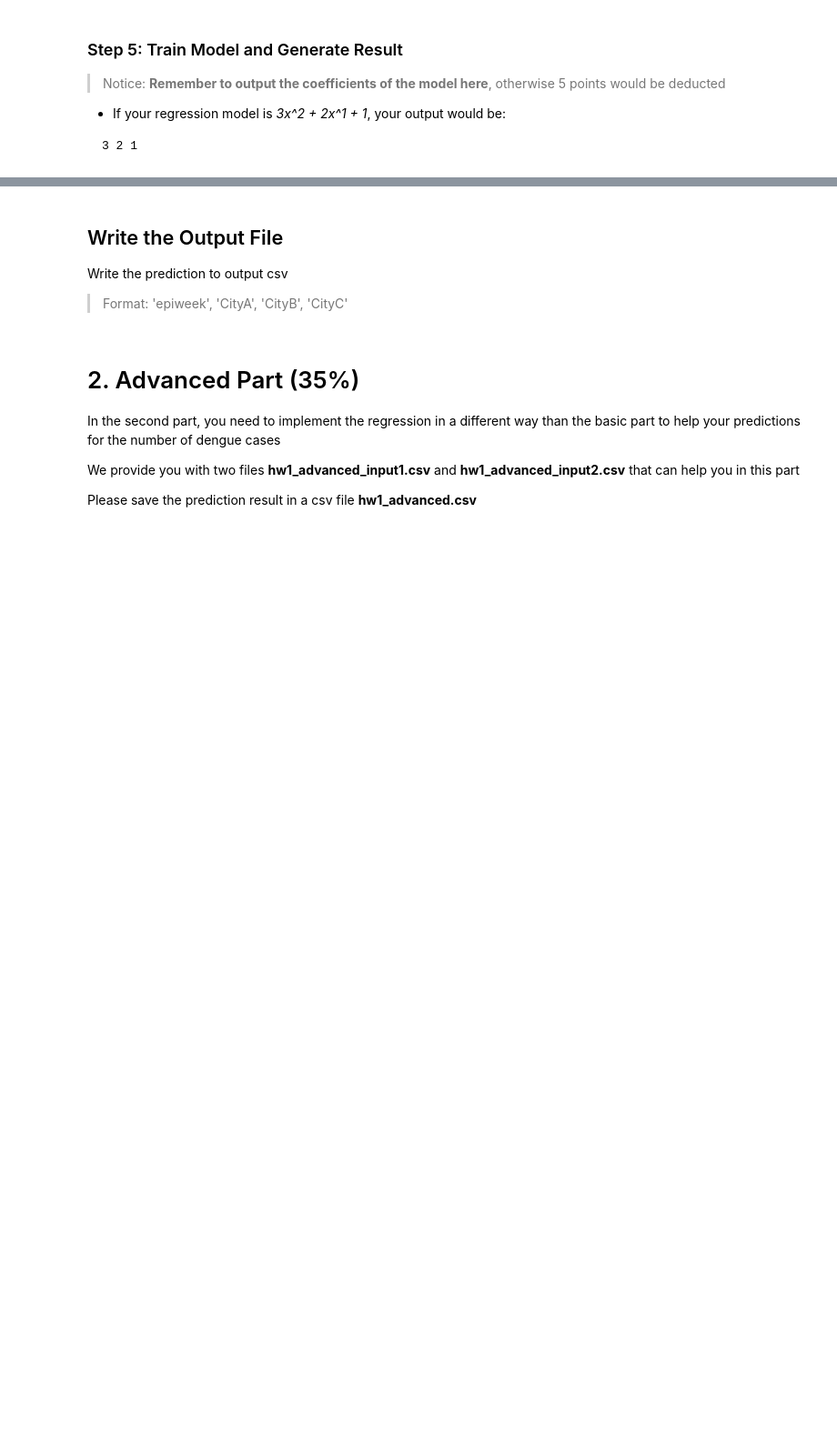
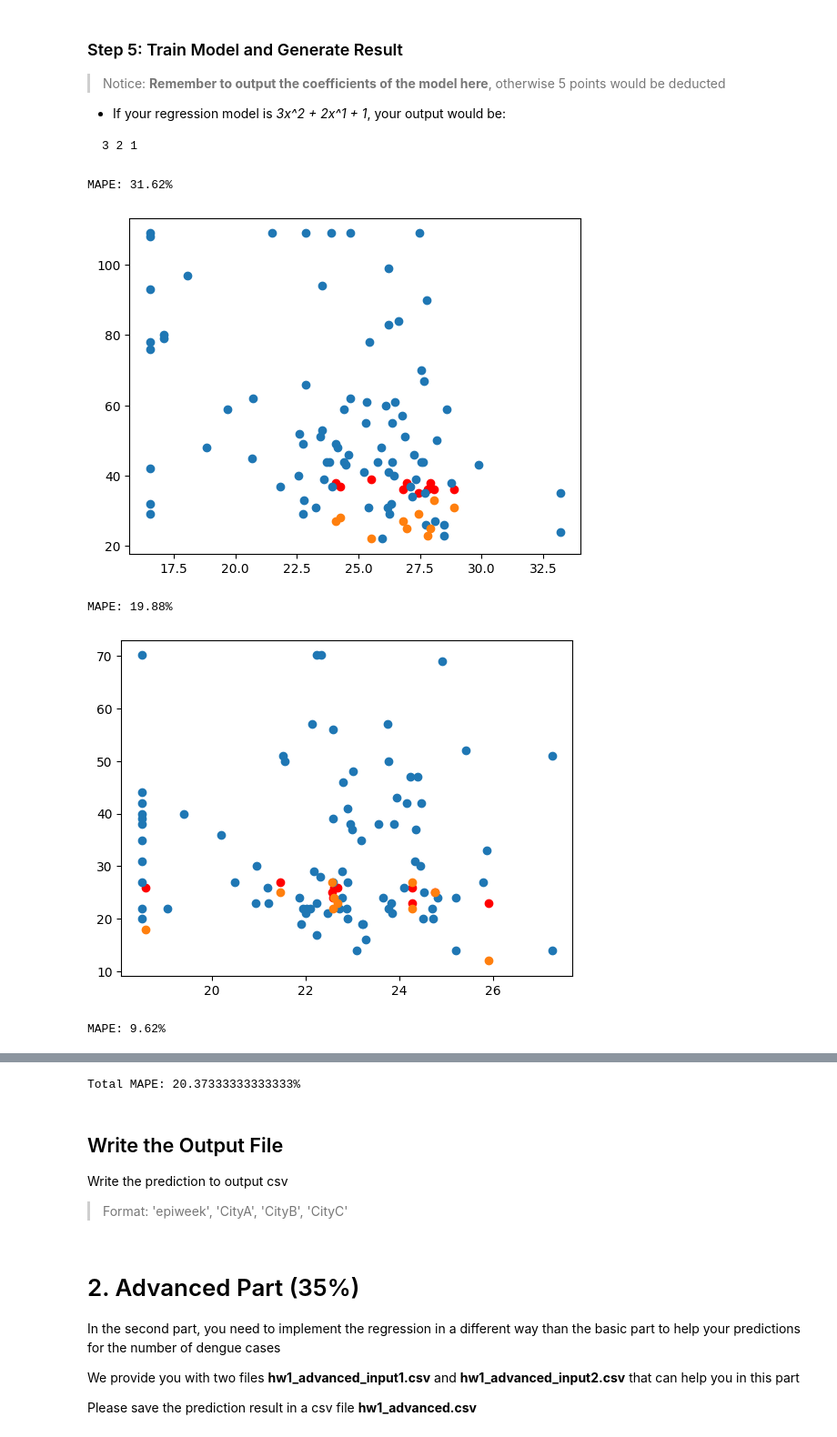
Before and after one commit to Cosmo-Wen/Machine-Learning, a Jupyter notebook: HW1/hw1_template.ipynb, the cells around one changed output, grey strips where cells are left out. Shown at 91% size. Drawn from its saved outputs; the diff is of its cells as text; code cells hidden in the pictures; blank space fills up the shorter version.

Commit message:
Basic polynomial/autoregression + Advanced polynomial/autoregression

````diff
--- a/HW1/hw1_template.ipynb
+++ b/HW1/hw1_template.ipynb
@@ -136,9 +161,8 @@ def PreprocessData():
         for j in range(0, len(training_data[i])):
             if training_data[i][j] < percentile_lower:
                 training_data[i][j] = percentile_lower
-            elif training_data[i][j] >= percentile_upper:
+            elif training_data[i][j] > percentile_upper:
                 training_data[i][j] = percentile_upper
-PreprocessData()
 # %% [markdown]
 ### Step 3: Implement Regression
 > Hint: You can use Matrix Inversion, or Gradient Descent to finish this part
@@ -164,7 +188,6 @@ def Regression(temp, case):
         # w = (phi^T * phi)^-1 * y
         coef = np.matmul(np.matmul(np.linalg.inv(np.matmul(np.transpose(M), M)), np.transpose(M)), case)
     return coef
-coef = Regression(training_data[1], training_data[4])
 # %% [markdown]
 ### Step 4: Make Prediction
 Make prediction of testing dataset and store the value in *output_datalist*
@@ -173,16 +196,18 @@ def MakePrediction(coef, temp, case):
     global autoregression, max_degree
 
     result = []
-    for i in range(0, len(temp)):
+    for i in range(autoregression, len(temp)):
         if autoregression != 0:
             predict = coef[0] + coef[1] * temp[i]
-            ### i dont start from 0 but start from the frist entry that can be autoregressed, and change case[i - j] to resul[i - j]
             for j in range(1, autoregression + 1):
-                predict += coef[j + i] * case[i - j]
+                if i - autoregression <= 0:
+                    predict += coef[j + 1] * case[i - j]
+                else:
+                    predict += coef[j + 1] * result[i - autoregression - 1]
         else:
             predict = 0
             for j in range(0, max_degree + 1):
                 predict += coef[j] * (temp[i] ** j)
-        result.append(predict)
-    return result[autoregression: ]
+        result.append(int(predict))
+    return result
 # %% [markdown]
@@ -219,3 +271,49 @@ def MAPE(coef, id):
 ```
 3 2 1
 ```
+# %%
+# Split Data
+SplitData()
+
+# Preprocess Data
+PreprocessData()
+
+# Regression
+for i in range(1, 4):
+    coef.append(Regression(training_data[i], training_data[i + 3]))
+
+# Coefficient Output
+
+
+# Visualization
+if validation:
+    total_MAPE = 0
+    for i in range(0, 3):
+        total_MAPE += Visualization(coef[i], i + 1)
+    print("Total MAPE: {0}%".format(total_MAPE / 3))
+
+# Prediction data
+output_datalist.append(prediction_data[0])
+for i in range(1, 4):
+    x = []
+    y = []
+    if autoregression != 0:
+        for j in range(1, autoregression + 1):
+            x.append(full_data[i][len(full_data[i]) - test_data_count - j])
+        for entry in prediction_data[i]:
+            x.append(entry)
+        for j in range(1, autoregression + 1):
+            y.append(full_data[i][len(full_data[i + 3]) - test_data_count - j])
+        for entry in prediction_data[i + 3]:
+            y.append(entry)
+    else:
+        x = prediction_data[i]
+        y = prediction_data[i + 3]
+    output_datalist.append(MakePrediction(coef[i - 1], x, y))
+output_datalist = np.transpose(np.asarray(output_datalist, dtype = object))
+# %% [output]
+MAPE: 31.62%
+[figure, added]
+MAPE: 19.88%
+[figure, added]
+MAPE: 9.62%
@@ -222,3 +321,4 @@ def MAPE(coef, id):
+Total MAPE: 20.37333333333333%
 # %% [markdown]
 ## Write the Output File
 Write the prediction to output csv
````
Also changed, not shown: parts of 19 cells of this notebook, 2 other files.
